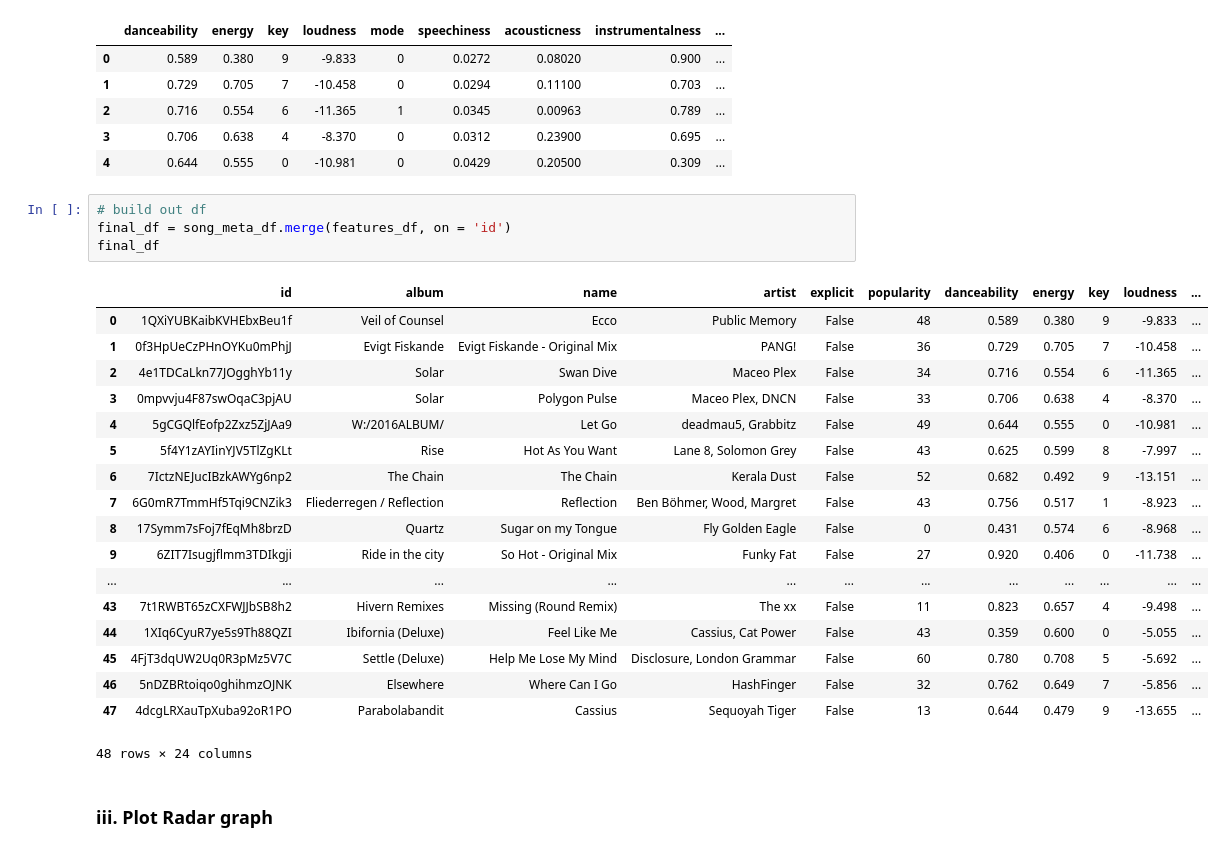
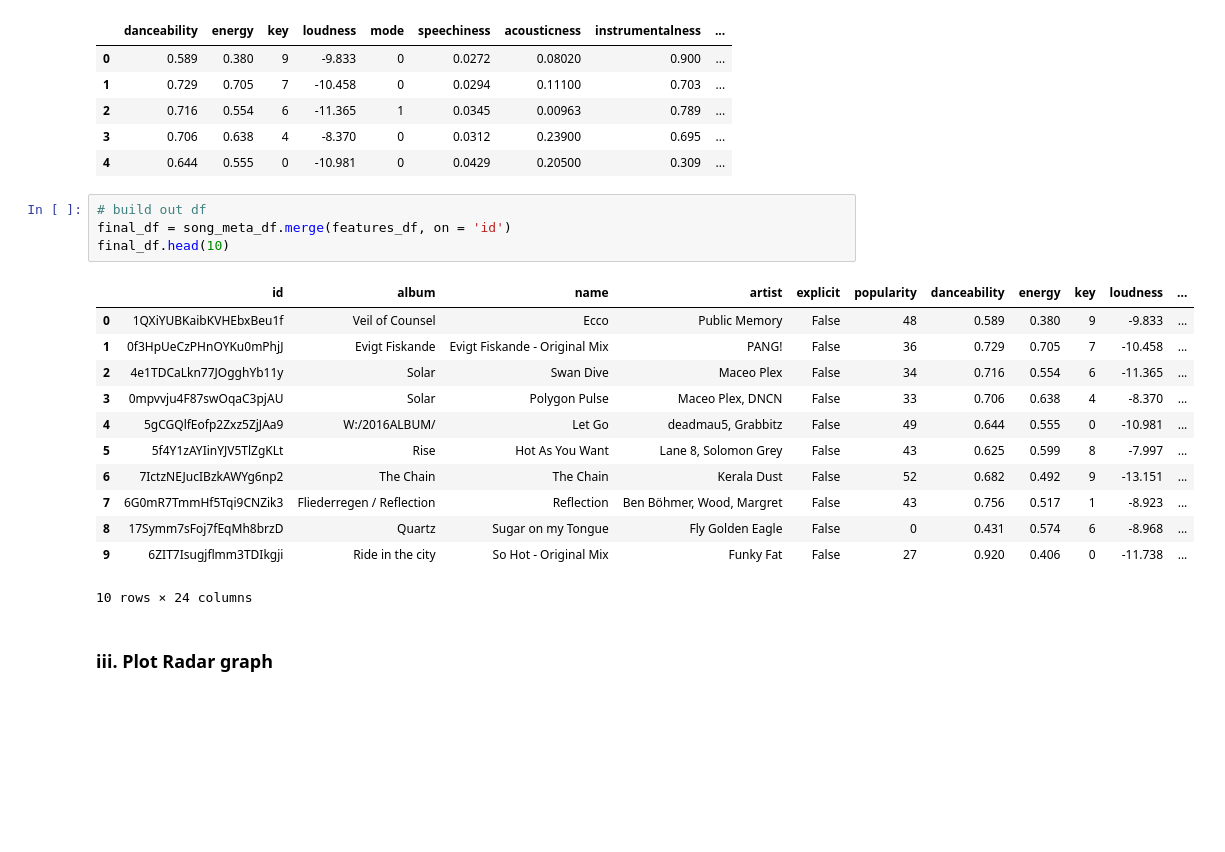
Before and after one commit to anna-dang/music, a Jupyter notebook: playlist_analysis.ipynb, the cells around one changed output. Drawn from its saved outputs; the diff is of its cells as text; blank space fills up the shorter version.

```diff
--- a/playlist_analysis.ipynb
+++ b/playlist_analysis.ipynb
@@ -177,26 +177,20 @@ features_df.head()
 # %%
 # build out df
 final_df = song_meta_df.merge(features_df, on = 'id')
-final_df
+final_df.head(10)
 # %% [output]
 |  | id | album | name | artist | explicit | popularity | danceability | energy | key | loudness | ... |
 | 0 | 1QXiYUBKaibKVHEbxBeu1f | Veil of Counsel | Ecco | Public Memory | False | 48 | 0.589 | 0.380 | 9 | -9.833 | ... |
 | 1 | 0f3HpUeCzPHnOYKu0mPhjJ | Evigt Fiskande | Evigt Fiskande - Original Mix | PANG! | False | 36 | 0.729 | 0.705 | 7 | -10.458 | ... |
 | 2 | 4e1TDCaLkn77JOgghYb11y | Solar | Swan Dive | Maceo Plex | False | 34 | 0.716 | 0.554 | 6 | -11.365 | ... |
 | 3 | 0mpvvju4F87swOqaC3pjAU | Solar | Polygon Pulse | Maceo Plex, DNCN | False | 33 | 0.706 | 0.638 | 4 | -8.370 | ... |
 | 4 | 5gCGQlfEofp2Zxz5ZjJAa9 | W:/2016ALBUM/ | Let Go | deadmau5, Grabbitz | False | 49 | 0.644 | 0.555 | 0 | -10.981 | ... |
 | 5 | 5f4Y1zAYIinYJV5TlZgKLt | Rise | Hot As You Want | Lane 8, Solomon Grey | False | 43 | 0.625 | 0.599 | 8 | -7.997 | ... |
 | 6 | 7IctzNEJucIBzkAWYg6np2 | The Chain | The Chain | Kerala Dust | False | 52 | 0.682 | 0.492 | 9 | -13.151 | ... |
 | 7 | 6G0mR7TmmHf5Tqi9CNZik3 | Fliederregen / Reflection | Reflection | Ben Böhmer, Wood, Margret | False | 43 | 0.756 | 0.517 | 1 | -8.923 | ... |
 | 8 | 17Symm7sFoj7fEqMh8brzD | Quartz | Sugar on my Tongue | Fly Golden Eagle | False | 0 | 0.431 | 0.574 | 6 | -8.968 | ... |
 | 9 | 6ZIT7Isugjflmm3TDIkgji | Ride in the city | So Hot - Original Mix | Funky Fat | False | 27 | 0.920 | 0.406 | 0 | -11.738 | ... |
-| ... | ... | ... | ... | ... | ... | ... | ... | ... | ... | ... | ... |
-| 43 | 7t1RWBT65zCXFWJJbSB8h2 | Hivern Remixes | Missing (Round Remix) | The xx | False | 11 | 0.823 | 0.657 | 4 | -9.498 | ... |
-| 44 | 1XIq6CyuR7ye5s9Th88QZI | Ibifornia (Deluxe) | Feel Like Me | Cassius, Cat Power | False | 43 | 0.359 | 0.600 | 0 | -5.055 | ... |
-| 45 | 4FjT3dqUW2Uq0R3pMz5V7C | Settle (Deluxe) | Help Me Lose My Mind | Disclosure, London Grammar | False | 60 | 0.780 | 0.708 | 5 | -5.692 | ... |
-| 46 | 5nDZBRtoiqo0ghihmzOJNK | Elsewhere | Where Can I Go | HashFinger | False | 32 | 0.762 | 0.649 | 7 | -5.856 | ... |
-| 47 | 4dcgLRXauTpXuba92oR1PO | Parabolabandit | Cassius | Sequoyah Tiger | False | 13 | 0.644 | 0.479 | 9 | -13.655 | ... |
-48 rows × 24 columns
+10 rows × 24 columns
 # %% [markdown]
 ### iii. Plot Radar graph
 # %%
```
Also changed, not shown: parts of 5 cells of this notebook.
